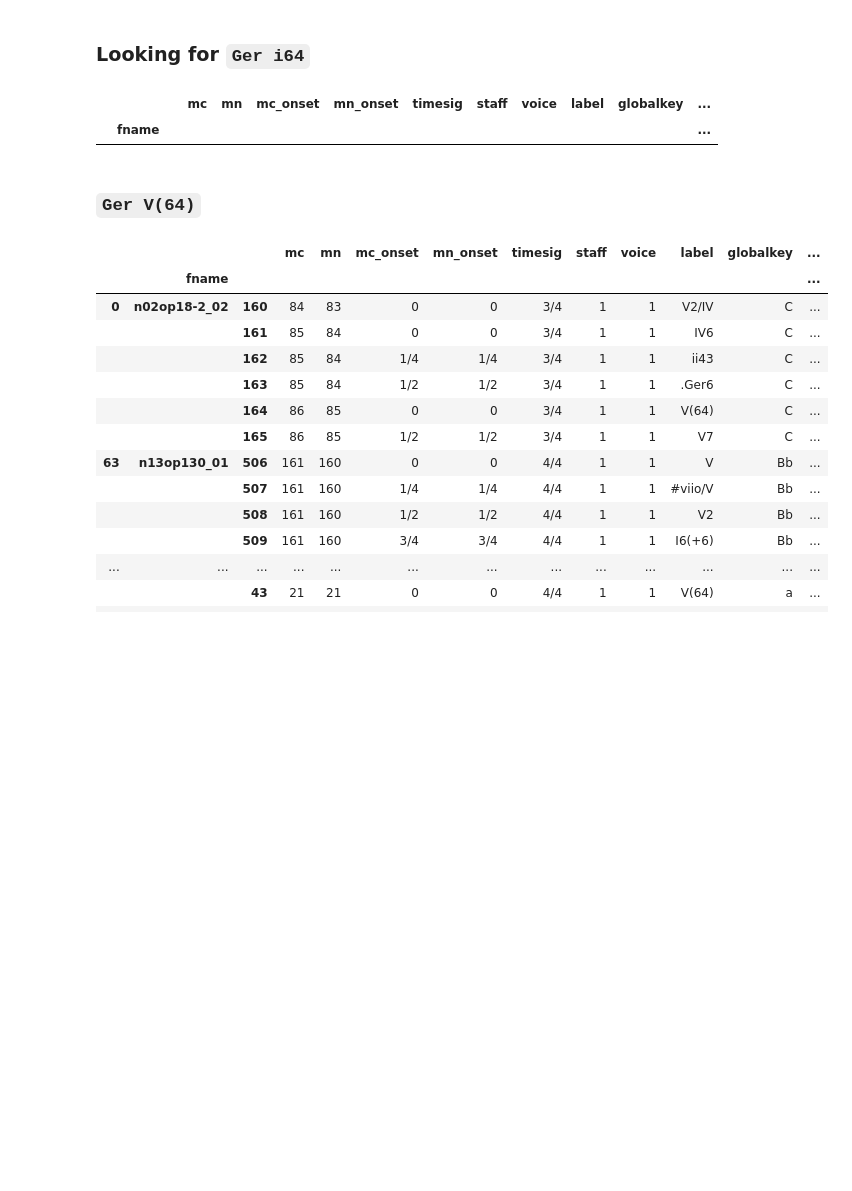
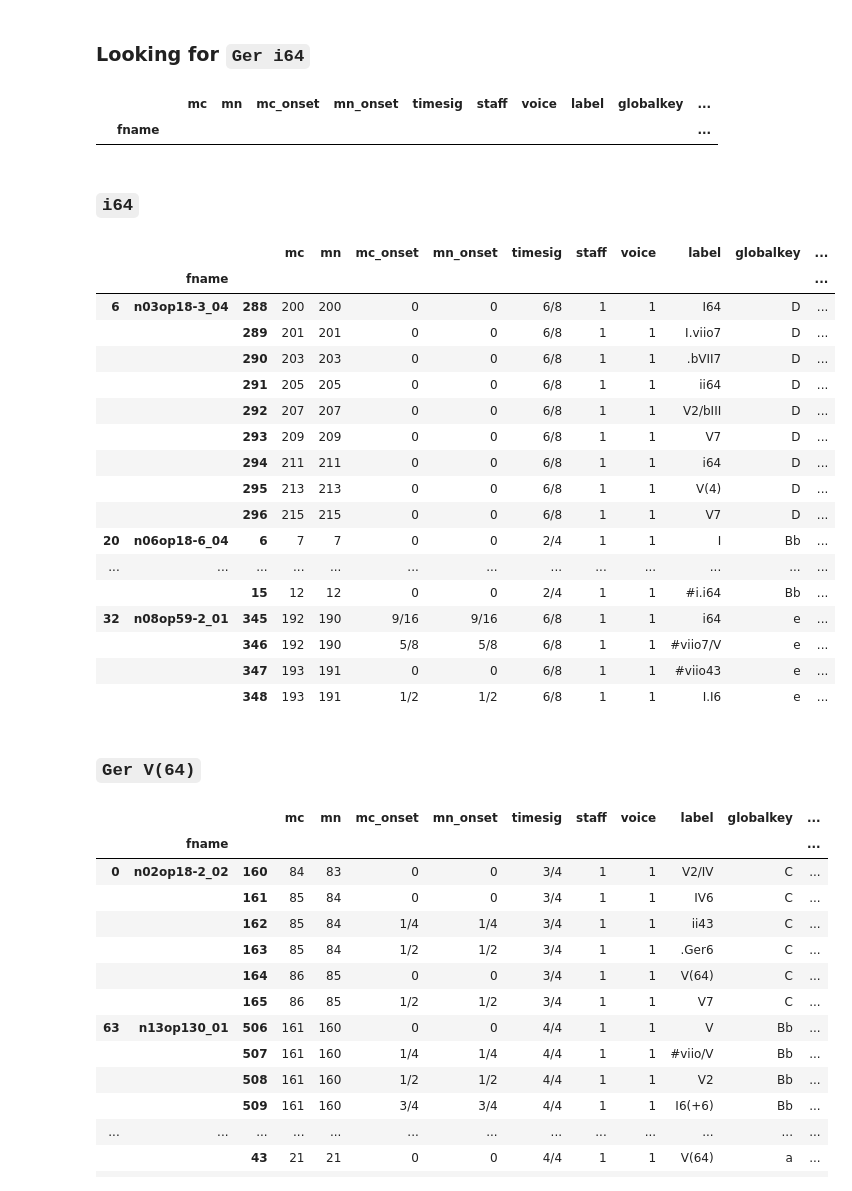
Before and after one commit to DCMLab/coup, a Jupyter notebook: chromatic_bass.ipynb, the cells around one changed output. Cells and saved outputs as stored; diff of their text form; code cells hidden in the pictures; blank space fills up the shorter version.

```diff
--- a/chromatic_bass.ipynb
+++ b/chromatic_bass.ipynb
@@ -315,6 +315,29 @@ show(descending, ('Ger', 'i64'))
 # %% [output]
 |  |  |  | mc | mn | mc_onset | mn_onset | timesig | staff | voice | label | globalkey | ... |
 |  | fname |  |  |  |  |  |  |  |  |  |  | ... |
+# %% [markdown]
+### `i64`
+# %%
+show(descending, ('i64',))
+# %% [output]
+|  |  |  | mc | mn | mc_onset | mn_onset | timesig | staff | voice | label | globalkey | ... |
+|  | fname |  |  |  |  |  |  |  |  |  |  | ... |
+| 6 | n03op18-3_04 | 288 | 200 | 200 | 0 | 0 | 6/8 | 1 | 1 | I64 | D | ... |
+|  |  | 289 | 201 | 201 | 0 | 0 | 6/8 | 1 | 1 | I.viio7 | D | ... |
+|  |  | 290 | 203 | 203 | 0 | 0 | 6/8 | 1 | 1 | .bVII7 | D | ... |
+|  |  | 291 | 205 | 205 | 0 | 0 | 6/8 | 1 | 1 | ii64 | D | ... |
+|  |  | 292 | 207 | 207 | 0 | 0 | 6/8 | 1 | 1 | V2/bIII | D | ... |
+|  |  | 293 | 209 | 209 | 0 | 0 | 6/8 | 1 | 1 | V7 | D | ... |
+|  |  | 294 | 211 | 211 | 0 | 0 | 6/8 | 1 | 1 | i64 | D | ... |
+|  |  | 295 | 213 | 213 | 0 | 0 | 6/8 | 1 | 1 | V(4) | D | ... |
+|  |  | 296 | 215 | 215 | 0 | 0 | 6/8 | 1 | 1 | V7 | D | ... |
+| 20 | n06op18-6_04 | 6 | 7 | 7 | 0 | 0 | 2/4 | 1 | 1 | I | Bb | ... |
+| ... | ... | ... | ... | ... | ... | ... | ... | ... | ... | ... | ... | ... |
+|  |  | 15 | 12 | 12 | 0 | 0 | 2/4 | 1 | 1 | #i.i64 | Bb | ... |
+| 32 | n08op59-2_01 | 345 | 192 | 190 | 9/16 | 9/16 | 6/8 | 1 | 1 | i64 | e | ... |
+|  |  | 346 | 192 | 190 | 5/8 | 5/8 | 6/8 | 1 | 1 | #viio7/V | e | ... |
+|  |  | 347 | 193 | 191 | 0 | 0 | 6/8 | 1 | 1 | #viio43 | e | ... |
+|  |  | 348 | 193 | 191 | 1/2 | 1/2 | 6/8 | 1 | 1 | I.I6 | e | ... |
 # %% [markdown]
 ### `Ger V(64)`
 # %%
```
Also changed, not shown: parts of 2 cells of this notebook.
